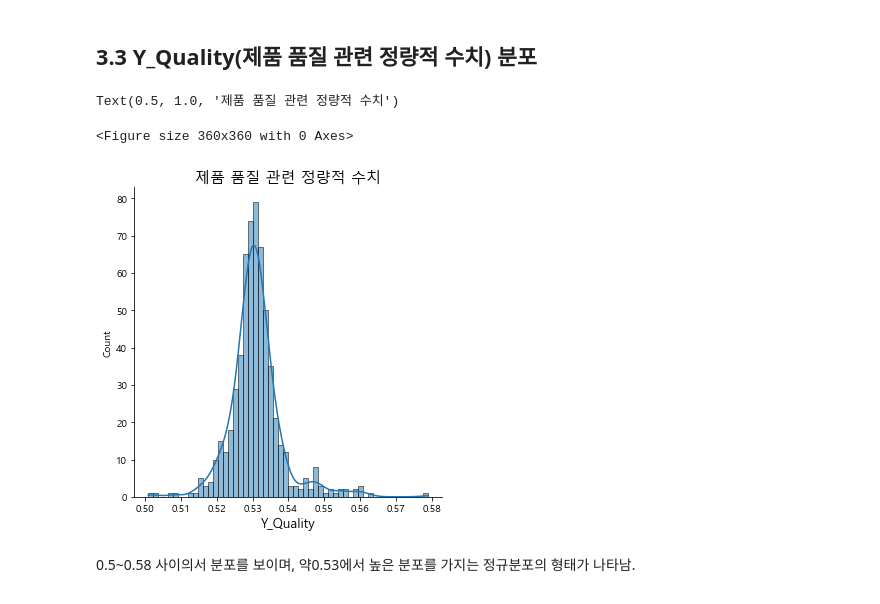
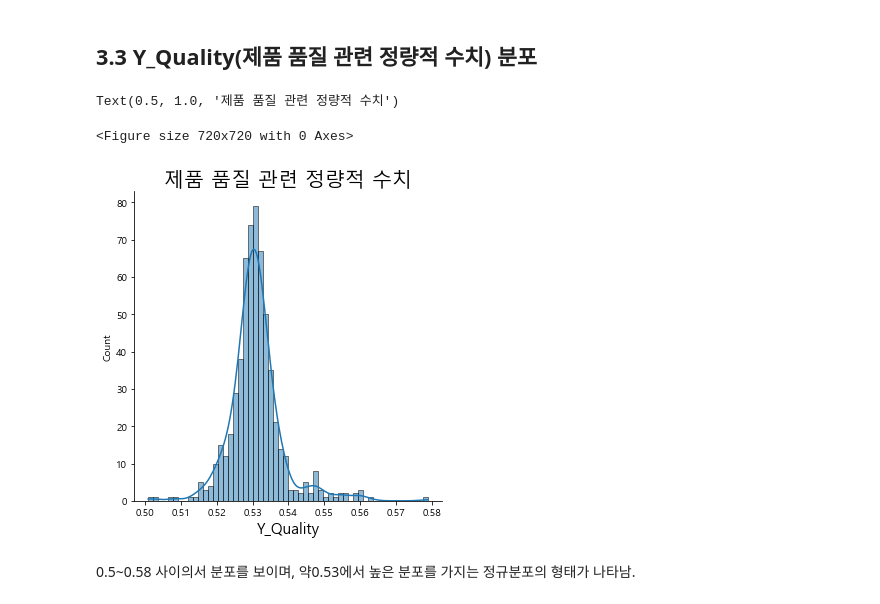
Before and after one commit to Parksemo/Ark_Project, a Jupyter notebook: 데이터분석/catboost + optuna/CatBoost+Optuna를 확용한 품질 상태 분석.ipynb, the cells around one changed output. Drawn from its saved outputs; the diff is of its cells as text; code cells hidden in the pictures.

```diff
--- a/데이터분석/catboost + optuna/CatBoost+Optuna를 확용한 품질 상태 분석.ipynb
+++ b/데이터분석/catboost + optuna/CatBoost+Optuna를 확용한 품질 상태 분석.ipynb
@@ -81,4 +79,8 @@ sub = pd.read_csv('sample_submission.csv')
 # 3. EDA(탐색적 데이터 분석)
 # %% [markdown]
 ## 3.1 Data 형태 확인
+# %%
+trainEDA = pd.read_csv('train.csv')
+testEDA = pd.read_csv('test.csv')
+subEDA = pd.read_csv('sample_submission.csv')
 # %%
@@ -180,14 +182,14 @@ Name: Y_Class, dtype: int64
 # %% [markdown]
 ## 3.3 Y_Quality(제품 품질 관련 정량적 수치) 분포
 # %%
-plt.figure(figsize=(5,5))
-sns.displot(data=train,x='Y_Quality',kde=True)
-plt.xlabel('Y_Quality',fontsize=13)
-plt.title('제품 품질 관련 정량적 수치',fontsize=15)
+plt.figure(figsize=(10,10))
+sns.displot(data=trainEDA,x='Y_Quality',kde=True)
+plt.xlabel('Y_Quality',fontsize=15)
+plt.title('제품 품질 관련 정량적 수치',fontsize=20)
 # %% [output]
 Text(0.5, 1.0, '제품 품질 관련 정량적 수치')
-<Figure size 360x360 with 0 Axes>
+<Figure size 720x720 with 0 Axes>
-[figure, old version]
+[figure, new version]
 # %% [markdown]
 0.5~0.58 사이의서 분포를 보이며, 약0.53에서 높은 분포를 가지는 정규분포의 형태가 나타남.
 # %%
```
Also changed, not shown: parts of 85 cells of this notebook, 6 other files.
